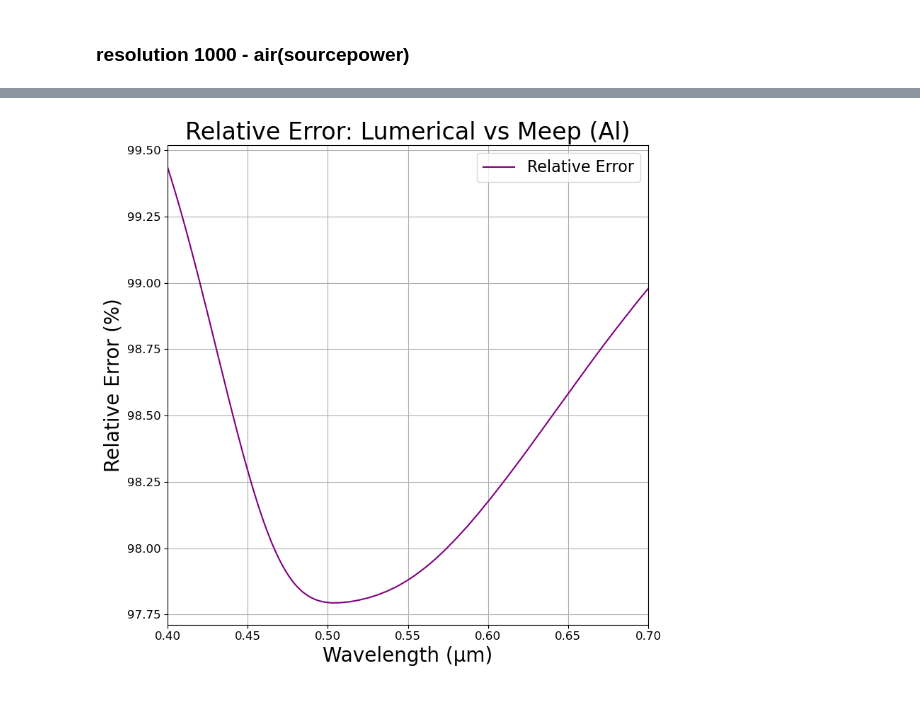
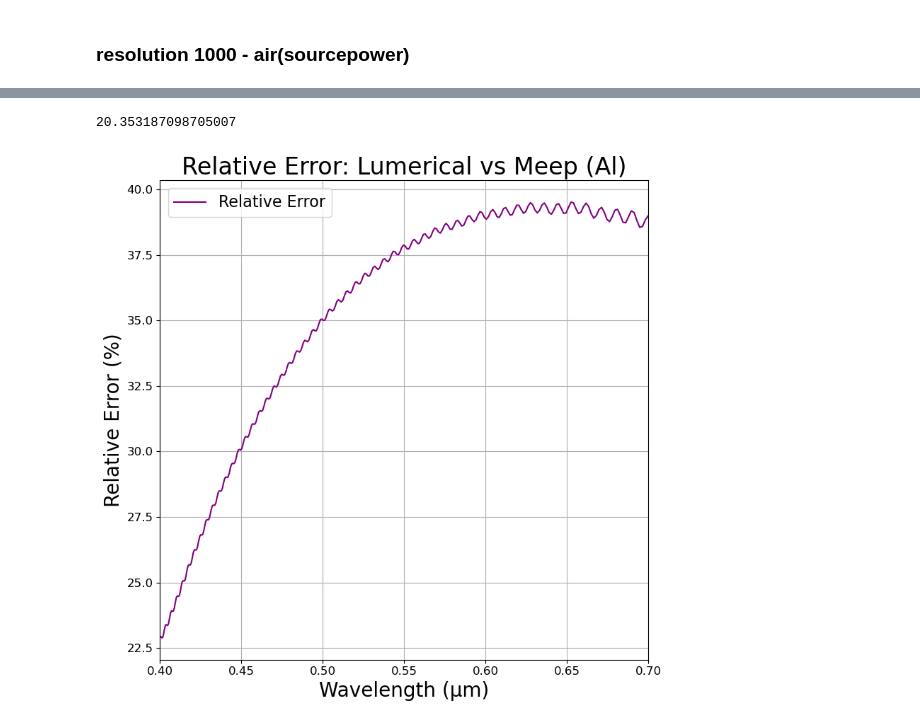
Before and after one commit to M2nion/EIDL, a Jupyter notebook: Tool/Meep/LGD/Meep code/OLED structure/Layer by Layer check/OLED_update_LBL.ipynb, the cells around one changed output, grey strips where cells are left out. Drawn from its saved outputs; the diff is of its cells as text; code cells hidden in the pictures.

```diff
--- a/Tool/Meep/LGD/Meep code/OLED structure/Layer by Layer check/OLED_update_LBL.ipynb
+++ b/Tool/Meep/LGD/Meep code/OLED structure/Layer by Layer check/OLED_update_LBL.ipynb
@@ -316,7 +303,7 @@ run 0 finished at t = 50.0 (10000 timesteps)
 # %%
 from src_resolution import sourcepower
 
-src_wavelengths, src_power = sourcepower(400)
+src_wavelengths, src_power = sourcepower(100)
 # %% [output]
 -----------
 Initializing structure...
@@ -344,7 +323,7 @@ plt.plot(src_wavelengths, net_power_fitting)
 import numpy as np
 from pathlib import Path
 
-csv_path = Path("/home/min/EIDL/Tool/Meep/LGD/Meep code/OLED structure/Layer by Layer check/RESOLUTION/full/full_100.txt")
+csv_path = Path("/home/min/EIDL/Tool/Meep/LGD/Meep code/OLED structure/Layer by Layer check/only_andp.txt")
 
 # CSV 파일 불러오기
 lumerical_data = np.genfromtxt(csv_path, delimiter=",")
@@ -456,39 +429,0 @@ plt.show()
-# %%
-# dp_box / sourcepower 정규화
-dp_fitting = np.array(net_power_fitting) / air_1000
-dp_fitting_100 = np.array(net_power_fitting) / src_power
-
-wavelengths = 1 / np.array(mp.get_flux_freqs(box_power_fitting))
-
-plt.figure(figsize=(8, 8))
-
-# plot 순서
-# plt.plot(wavelengths, dp_fitting, label='Meep_dp_box_res1000', color='red')
-plt.plot(wavelengths, dp_fitting_100, label='Meep_dp_box_res_same', color='green')
-plt.plot(wavelengths, lumerical, label='Lumerical_dp_box', color='blue')
-# plt.plot(wavelengths, no_pattern_func, label='no pattern func', color='purple')
-# plt.plot(wavelengths, no_pattern_box, label='no pattern box', color='cyan')
-
-# plt.plot(wavelength_sliced_nofunc, Al_power_sliced_nofunc, label='Lumerical dp', color='green')
-
-
-# 축 레이블 (굵게 + 크기 조정)
-plt.xlabel("Wavelength (μm)", fontsize=20)
-plt.ylabel("dp = net_power / source_power", fontsize=20)
-
-# 제목 (굵게 + 크기 조정)
-plt.title("Normalized Dipole Power", fontsize=24)
-
-# 눈금 폰트 크기 조정
-plt.xticks(fontsize=12)
-plt.yticks(fontsize=12)
-
-# 범례 (폰트 크기 조정 + 굵게)
-plt.legend(loc='upper right', fontsize=20, frameon=True,)
-
-# 기타 설정
-plt.grid(True)
-plt.tight_layout()
-# plt.ylim([0, 1.5])
-# plt.xlim([0.4, 0.7])
-plt.show()
@@ -497,30 +430,34 @@ plt.show()
+# %%
+np.abs(dp_fitting_100[1] - lumerical[1] / lumerical[1])*100
+# %% [output]
+20.353187098705007
 # %%
 # === Relative Error 계산 === #
-relative_error = np.abs((dp_fitting - lumerical) / lumerical)* 100
+relative_error = np.abs((dp_fitting_100 - lumerical) / lumerical)* 100
 
 # relative_error_nofunc = np.abs((Al_power_sliced_nofunc - dp_fitting_al) / dp_fitting_al)* 100
 
 
 # === Relative Error 플롯 === #
 plt.figure(figsize=(8, 8))
 plt.plot(wavelengths, relative_error, label='Relative Error', color='purple')
 # plt.plot(wavelengths, relative_error_nofunc, label='Relative Error dp_box', color='cyan')
 
 
 # 축 레이블
 plt.xlabel("Wavelength (μm)", fontsize=20)
 plt.ylabel("Relative Error (%)", fontsize=20)
 
 # 제목
 plt.title("Relative Error: Lumerical vs Meep (Al)", fontsize=24)
 
 # 눈금, 범례
 plt.xticks(fontsize=12)
 plt.yticks(fontsize=12)
 plt.legend(fontsize=16)
 plt.grid(True)
 plt.tight_layout()
 plt.xlim([0.4, 0.7])
 plt.show()
 # %% [output]
-[figure, old version]
+[figure, new version]
```
Also changed, not shown: parts of 10 cells of this notebook, 18 other files.
